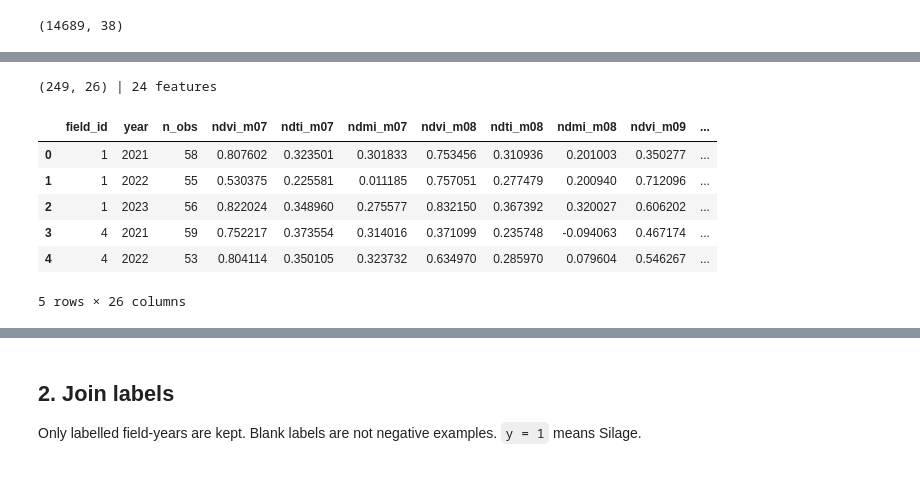
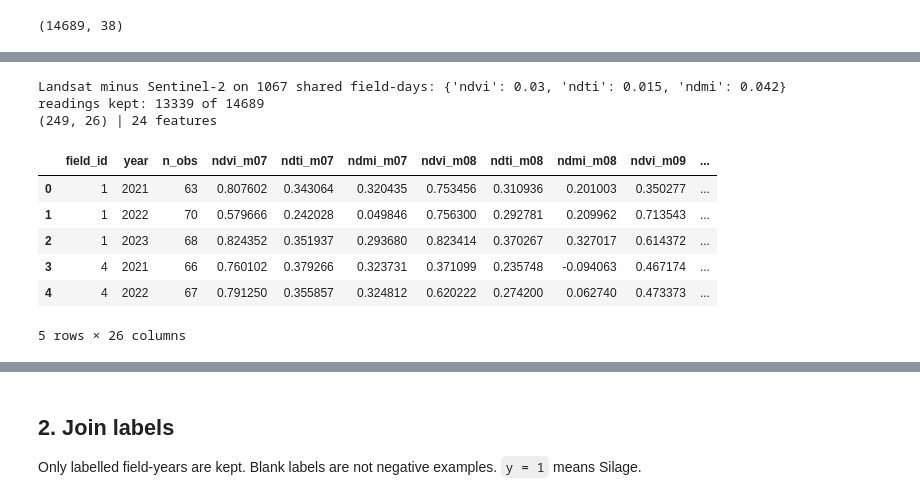
Before and after one commit to devarchith/Hack-the-harvest-, a Jupyter notebook: modeling/baseline_xgboost.ipynb, the cells around one changed output, grey strips where cells are left out. Drawn from its saved outputs; the diff is of its cells as text; code cells hidden in the pictures.

```diff
--- a/modeling/baseline_xgboost.ipynb
+++ b/modeling/baseline_xgboost.ipynb
@@ -54,6 +74,43 @@ Sentinel-2 only: its NDVI reads about 0.05 lower than Landsat's, so mixing the t
 MONTHS = [7, 8, 9, 10, 11]
 HALF = 0.5          # the drop is the first reading below HALF * peak NDVI
 POST_DAYS = 30
+INDICES = ["ndvi", "ndti", "ndmi"]
+SPIKE_TOL, SPIKE_WINDOW = 0.12, 12      # NDVI units, days
+
+
+def sensor_offsets(m):
+    # Median Landsat minus Sentinel-2 difference on field-days seen by both. No labels.
+    s2 = m[m["sensor"] == "S2"].set_index(["field_id", "date"])[INDICES]
+    ls = m[m["sensor"] == "LANDSAT"].set_index(["field_id", "date"])[INDICES]
+    both = s2.join(ls, how="inner", lsuffix="_s2", rsuffix="_ls")
+    return {c: float((both[f"{c}_ls"] - both[f"{c}_s2"]).median()) for c in INDICES}, len(both)
+
+
+def despike(g):
+    # Drop readings that jump away from both neighbours in the same direction (cloud, shadow, haze)
+    g = g[(g["ndvi"] > -0.2) & (g["ndvi"] < 1.0)].sort_values("date").reset_index(drop=True)
+    for _ in range(2):
+        v, d = g["ndvi"].values, g["doy"].values
+        keep = np.ones(len(g), bool)
+        for i in range(1, len(g) - 1):
+            if d[i] - d[i - 1] <= SPIKE_WINDOW and d[i + 1] - d[i] <= SPIKE_WINDOW:
+                left, right = v[i] - v[i - 1], v[i] - v[i + 1]
+                keep[i] = not ((left < -SPIKE_TOL and right < -SPIKE_TOL) or (left > SPIKE_TOL and right > SPIKE_TOL))
+        g = g[keep].reset_index(drop=True)
+    return g
+
+
+def fused_series(m):
+    # Sentinel-2 plus offset-corrected Landsat, one reading per field-day, spikes removed
+    m = m[m["ndvi"].notna()].copy()
+    offsets, n_pairs = sensor_offsets(m)
+    landsat = m["sensor"] == "LANDSAT"
+    for c in INDICES:
+        m.loc[landsat, c] -= offsets[c]
+    m = (m.sort_values(["field_id", "date", "sensor"], ascending=[True, True, False])     # S2 first
+          .drop_duplicates(["field_id", "date"]))
+    out = pd.concat([despike(g) for _, g in m.groupby(["field_id", "year"])], ignore_index=True)
+    return out, offsets, n_pairs
 
 
 def season_features(g):
@@ -62,42 +119,54 @@ def season_features(g):
     month = g["date"].dt.month
     for m in MONTHS:
         sel = g[month == m]
-        for col in ("ndvi", "ndti", "ndmi"):
+        for col in INDICES:
             out[f"{col}_m{m:02d}"] = sel[col].median()
 
     summer = g[(g["doy"] >= 152) & (g["doy"] <= 273)]      # June 1 to September 30
     if summer.empty:
         return out
     peak = summer.loc[summer["ndvi"].idxmax()]
     out["peak_ndvi"], out["peak_doy"] = peak["ndvi"], peak["doy"]
 
     after = g[g["doy"] > peak["doy"]]
     if len(after):
         steps = np.diff(np.r_[peak["ndvi"], after["ndvi"].values]) / np.diff(np.r_[peak["doy"], after["doy"].values])
         out["max_drop_rate"] = steps.min()
     low = after[after["ndvi"] < HALF * peak["ndvi"]]
     if len(low):
         drop = low.iloc[0]
         before = g[g["doy"] < drop["doy"]].iloc[-1]
         post = g[(g["doy"] >= drop["doy"]) & (g["doy"] <= drop["doy"] + POST_DAYS)]
         out.update(drop_doy=drop["doy"], ndvi_before_drop=before["ndvi"],
                    drop_gap_days=drop["doy"] - before["doy"],
                    ndti_post=post["ndti"].median(), ndvi_post=post["ndvi"].median())
     return out
 
 
-s2 = merged[(merged["sensor"] == "S2") & merged["ndvi"].notna()]
-feats = pd.DataFrame([{"field_id": fid, "year": year, **season_features(g)}
-                      for (fid, year), g in s2.groupby(["field_id", "year"])])
+def feature_table(series):
+    return pd.DataFrame([{"field_id": fid, "year": year, **season_features(g)}
+                         for (fid, year), g in series.groupby(["field_id", "year"])])
+
+
+series, offsets, n_pairs = fused_series(merged)
+print("Landsat minus Sentinel-2 on", n_pairs, "shared field-days:", {k: round(v, 3) for k, v in offsets.items()})
+print("readings kept:", len(series), "of", int(merged["ndvi"].notna().sum()))
+
+feats = feature_table(series)
+# The first version of this notebook, for an honest before/after: raw Sentinel-2 only
+feats_s2_only = feature_table(merged[(merged["sensor"] == "S2") & merged["ndvi"].notna()])
+
 FEATURES = [c for c in feats.columns if c not in ("field_id", "year")]
 print(feats.shape, "|", len(FEATURES), "features")
 feats.head()
 # %% [output]
+Landsat minus Sentinel-2 on 1067 shared field-days: {'ndvi': 0.03, 'ndti': 0.015, 'ndmi': 0.042}
+readings kept: 13339 of 14689
 (249, 26) | 24 features
 |  | field_id | year | n_obs | ndvi_m07 | ndti_m07 | ndmi_m07 | ndvi_m08 | ndti_m08 | ndmi_m08 | ndvi_m09 | ... |
-| 0 | 1 | 2021 | 58 | 0.807602 | 0.323501 | 0.301833 | 0.753456 | 0.310936 | 0.201003 | 0.350277 | ... |
-| 1 | 1 | 2022 | 55 | 0.530375 | 0.225581 | 0.011185 | 0.757051 | 0.277479 | 0.200940 | 0.712096 | ... |
-| 2 | 1 | 2023 | 56 | 0.822024 | 0.348960 | 0.275577 | 0.832150 | 0.367392 | 0.320027 | 0.606202 | ... |
-| 3 | 4 | 2021 | 59 | 0.752217 | 0.373554 | 0.314016 | 0.371099 | 0.235748 | -0.094063 | 0.467174 | ... |
-| 4 | 4 | 2022 | 53 | 0.804114 | 0.350105 | 0.323732 | 0.634970 | 0.285970 | 0.079604 | 0.546267 | ... |
+| 0 | 1 | 2021 | 63 | 0.807602 | 0.343064 | 0.320435 | 0.753456 | 0.310936 | 0.201003 | 0.350277 | ... |
+| 1 | 1 | 2022 | 70 | 0.579666 | 0.242028 | 0.049846 | 0.756300 | 0.292781 | 0.209962 | 0.713543 | ... |
+| 2 | 1 | 2023 | 68 | 0.824352 | 0.351937 | 0.293680 | 0.823414 | 0.370267 | 0.327017 | 0.614372 | ... |
+| 3 | 4 | 2021 | 66 | 0.760102 | 0.379266 | 0.323731 | 0.371099 | 0.235748 | -0.094063 | 0.467174 | ... |
+| 4 | 4 | 2022 | 67 | 0.791250 | 0.355857 | 0.324812 | 0.620222 | 0.274200 | 0.062740 | 0.473373 | ... |
 5 rows × 26 columns
```
Also changed, not shown: parts of 17 cells of this notebook, 2 other files.
